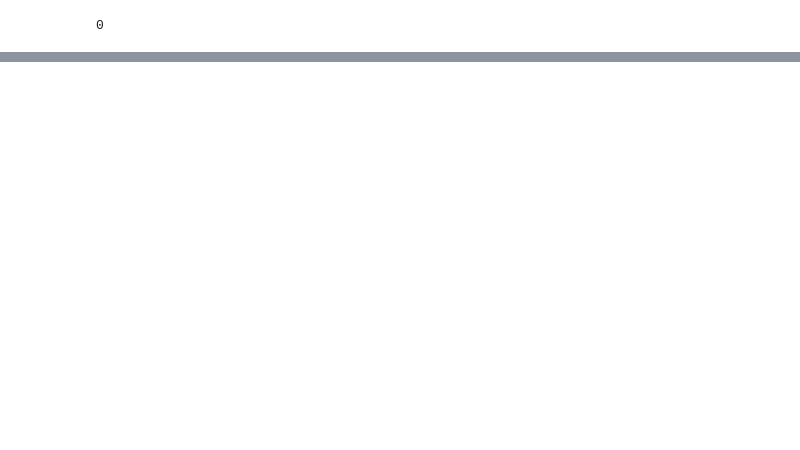
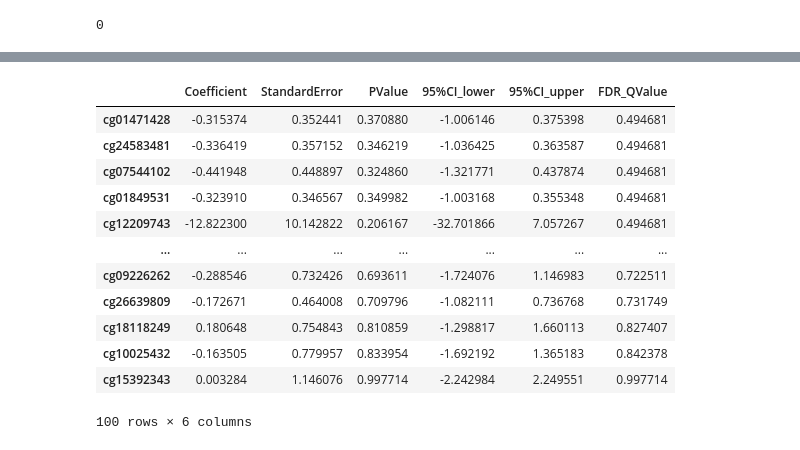
Before and after one commit to FoxoTech/methylize, a Jupyter notebook: docs/regression_checker.ipynb, the cells around one changed output, grey strips where cells are left out. Drawn from its saved outputs; the diff is of its cells as text; code cells hidden in the pictures; blank space fills up the shorter version.

```diff
--- a/docs/regression_checker.ipynb
+++ b/docs/regression_checker.ipynb
@@ -76,0 +77,43 @@ same
+# %%
+Y = merge['disease'].replace({'Healthy':0, "Asthmatic":1}).astype(float)
+from sklearn import linear_model
+import numpy as np
+import scipy.stats as stat
+
+class LogisticReg:
+    """
+    Wrapper Class for Logistic Regression which has the usual sklearn instance
+    in an attribute self.model, and pvalues, z scores and estimated
+    errors for each coefficient in
+
+    self.z_scores
+    self.p_values
+    self.sigma_estimates
+
+    as well as the negative hessian of the log Likelihood (Fisher information)
+
+    self.F_ij
+    """
+
+    def __init__(self,*args,**kwargs):#,**kwargs):
+        self.model = linear_model.LogisticRegression(*args,**kwargs)#,**args)
+
+    def fit(self,X,y):
+        self.model.fit(X,y)
+        #### Get p-values for the fitted model ####
+        denom = (2.0*(1.0+np.cosh(self.model.decision_function(X))))
+        denom = np.tile(denom,(X.shape[1],1)).T
+        F_ij = np.dot((X/denom).T,X) ## Fisher Information Matrix
+        Cramer_Rao = np.linalg.inv(F_ij) ## Inverse Information Matrix
+        sigma_estimates = np.sqrt(np.diagonal(Cramer_Rao))
+        z_scores = self.model.coef_[0]/sigma_estimates # z-score for eaach model coefficient
+        p_values = [stat.norm.sf(abs(x))*2 for x in z_scores] ### two tailed test for p-values
+
+        self.z_scores = z_scores
+        self.p_values = p_values
+        self.sigma_estimates = sigma_estimates
+        self.F_ij = F_ij
+        return p_values
+
+l = LogisticReg()
+results = l.fit(X, Y)
@@ -76,0 +149,16 @@ same
+# %%
+methylize.diff_meth_pos(betas, Y, regression_method='logistic')
+# %% [output]
+|  | Coefficient | StandardError | PValue | 95%CI_lower | 95%CI_upper | FDR_QValue |
+| cg01471428 | -0.315374 | 0.352441 | 0.370880 | -1.006146 | 0.375398 | 0.494681 |
+| cg24583481 | -0.336419 | 0.357152 | 0.346219 | -1.036425 | 0.363587 | 0.494681 |
+| cg07544102 | -0.441948 | 0.448897 | 0.324860 | -1.321771 | 0.437874 | 0.494681 |
+| cg01849531 | -0.323910 | 0.346567 | 0.349982 | -1.003168 | 0.355348 | 0.494681 |
+| cg12209743 | -12.822300 | 10.142822 | 0.206167 | -32.701866 | 7.057267 | 0.494681 |
+| ... | ... | ... | ... | ... | ... | ... |
+| cg09226262 | -0.288546 | 0.732426 | 0.693611 | -1.724076 | 1.146983 | 0.722511 |
+| cg26639809 | -0.172671 | 0.464008 | 0.709796 | -1.082111 | 0.736768 | 0.731749 |
+| cg18118249 | 0.180648 | 0.754843 | 0.810859 | -1.298817 | 1.660113 | 0.827407 |
+| cg10025432 | -0.163505 | 0.779957 | 0.833954 | -1.692192 | 1.365183 | 0.842378 |
+| cg15392343 | 0.003284 | 1.146076 | 0.997714 | -2.242984 | 2.249551 | 0.997714 |
+100 rows × 6 columns
```
Also changed, not shown: parts of 7 cells of this notebook, 2 other files.
